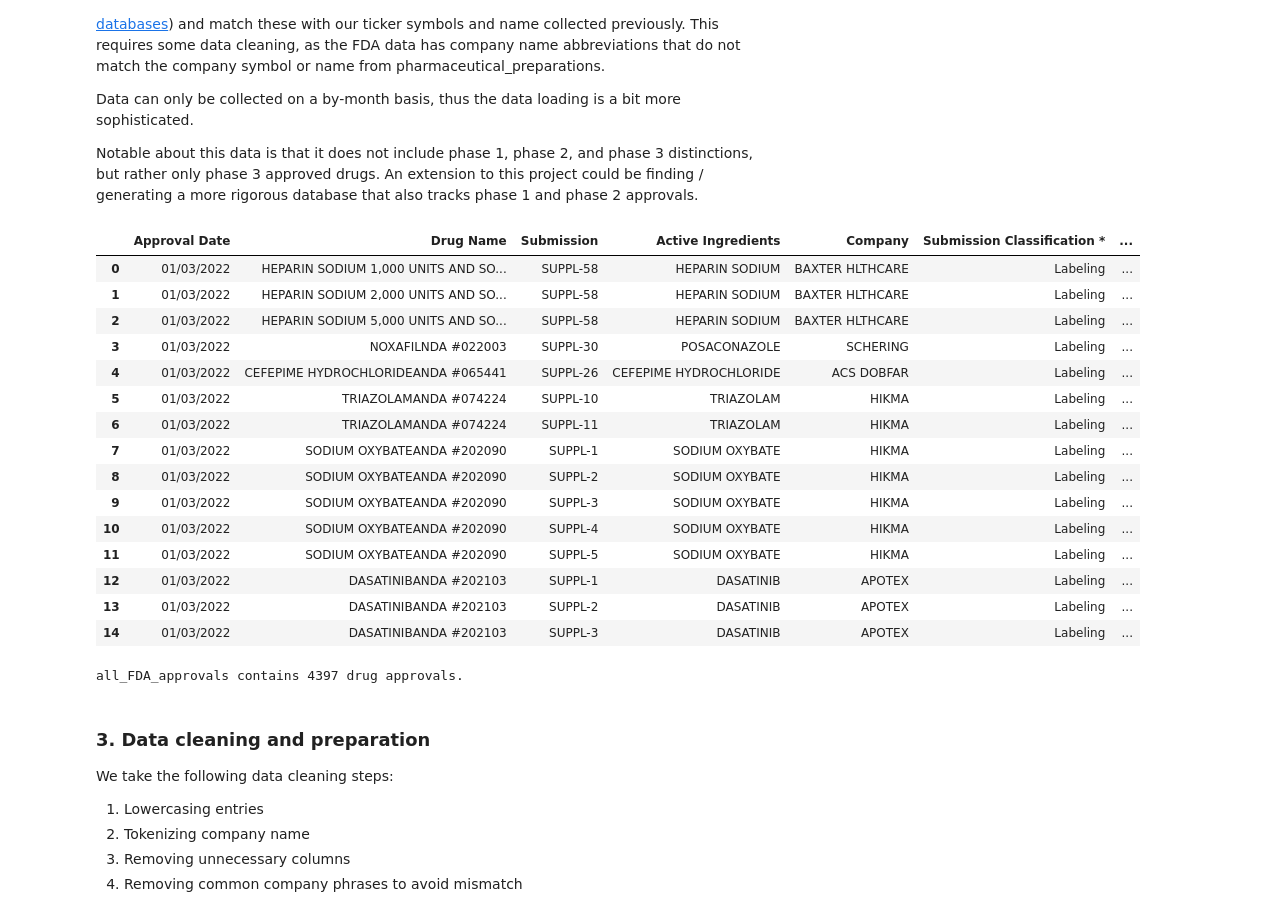
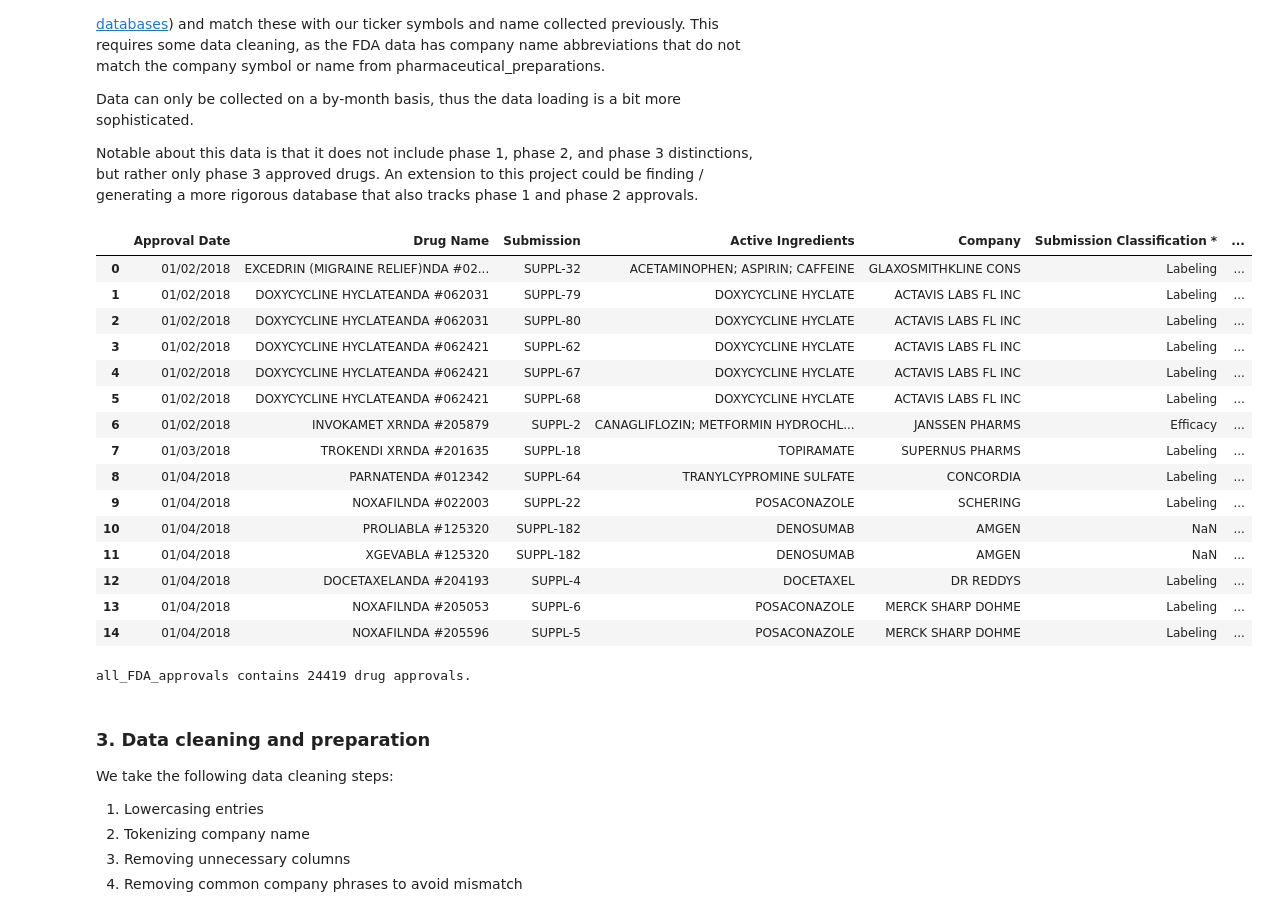
Before and after one commit to zanderfilet/198FP, a Jupyter notebook: final_project_report.ipynb, the cells around one changed output. Drawn from its saved outputs; the diff is of its cells as text; code cells hidden in the pictures.

```diff
--- a/final_project_report.ipynb
+++ b/final_project_report.ipynb
@@ -145,36 +150,36 @@ Data can only be collected on a by-month basis, thus the data loading is a bit m
 
 Notable about this data is that it does not include phase 1, phase 2, and phase 3 distinctions, but rather only phase 3 approved drugs. An extension to this project could be finding / generating a more rigorous database that also tracks phase 1 and phase 2 approvals.
 # %%
-start_year_incl = 22 # 2022
+start_year_incl = 18 # 2022
 end_year_excl = 23 # 2023
 
 all_FDA_approvals = pd.DataFrame()
 
 for i in range(start_year_incl, end_year_excl): # year
     for j in range(1, 13): # month
         current_month_FDA = pd.read_csv("./FDA_approvals/%02d%02d.csv" % (j,i,)) #gather data
         all_FDA_approvals = pd.concat([all_FDA_approvals, current_month_FDA], axis=0)
 
 all_FDA_approvals.head(15)
 print("all_FDA_approvals contains", len(all_FDA_approvals.index), "drug approvals.")
 # %% [output]
 |  | Approval Date | Drug Name | Submission | Active Ingredients | Company | Submission Classification * | ... |
-| 0 | 01/03/2022 | HEPARIN SODIUM 1,000 UNITS AND SO... | SUPPL-58 | HEPARIN SODIUM | BAXTER HLTHCARE | Labeling | ... |
-| 1 | 01/03/2022 | HEPARIN SODIUM 2,000 UNITS AND SO... | SUPPL-58 | HEPARIN SODIUM | BAXTER HLTHCARE | Labeling | ... |
-| 2 | 01/03/2022 | HEPARIN SODIUM 5,000 UNITS AND SO... | SUPPL-58 | HEPARIN SODIUM | BAXTER HLTHCARE | Labeling | ... |
-| 3 | 01/03/2022 | NOXAFILNDA #022003 | SUPPL-30 | POSACONAZOLE | SCHERING | Labeling | ... |
-| 4 | 01/03/2022 | CEFEPIME HYDROCHLORIDEANDA #065441 | SUPPL-26 | CEFEPIME HYDROCHLORIDE | ACS DOBFAR | Labeling | ... |
-| 5 | 01/03/2022 | TRIAZOLAMANDA #074224 | SUPPL-10 | TRIAZOLAM | HIKMA | Labeling | ... |
-| 6 | 01/03/2022 | TRIAZOLAMANDA #074224 | SUPPL-11 | TRIAZOLAM | HIKMA | Labeling | ... |
-| 7 | 01/03/2022 | SODIUM OXYBATEANDA #202090 | SUPPL-1 | SODIUM OXYBATE | HIKMA | Labeling | ... |
-| 8 | 01/03/2022 | SODIUM OXYBATEANDA #202090 | SUPPL-2 | SODIUM OXYBATE | HIKMA | Labeling | ... |
-| 9 | 01/03/2022 | SODIUM OXYBATEANDA #202090 | SUPPL-3 | SODIUM OXYBATE | HIKMA | Labeling | ... |
-| 10 | 01/03/2022 | SODIUM OXYBATEANDA #202090 | SUPPL-4 | SODIUM OXYBATE | HIKMA | Labeling | ... |
-| 11 | 01/03/2022 | SODIUM OXYBATEANDA #202090 | SUPPL-5 | SODIUM OXYBATE | HIKMA | Labeling | ... |
-| 12 | 01/03/2022 | DASATINIBANDA #202103 | SUPPL-1 | DASATINIB | APOTEX | Labeling | ... |
-| 13 | 01/03/2022 | DASATINIBANDA #202103 | SUPPL-2 | DASATINIB | APOTEX | Labeling | ... |
-| 14 | 01/03/2022 | DASATINIBANDA #202103 | SUPPL-3 | DASATINIB | APOTEX | Labeling | ... |
+| 0 | 01/02/2018 | EXCEDRIN (MIGRAINE RELIEF)NDA #02... | SUPPL-32 | ACETAMINOPHEN; ASPIRIN; CAFFEINE | GLAXOSMITHKLINE CONS | Labeling | ... |
+| 1 | 01/02/2018 | DOXYCYCLINE HYCLATEANDA #062031 | SUPPL-79 | DOXYCYCLINE HYCLATE | ACTAVIS LABS FL INC | Labeling | ... |
+| 2 | 01/02/2018 | DOXYCYCLINE HYCLATEANDA #062031 | SUPPL-80 | DOXYCYCLINE HYCLATE | ACTAVIS LABS FL INC | Labeling | ... |
+| 3 | 01/02/2018 | DOXYCYCLINE HYCLATEANDA #062421 | SUPPL-62 | DOXYCYCLINE HYCLATE | ACTAVIS LABS FL INC | Labeling | ... |
+| 4 | 01/02/2018 | DOXYCYCLINE HYCLATEANDA #062421 | SUPPL-67 | DOXYCYCLINE HYCLATE | ACTAVIS LABS FL INC | Labeling | ... |
+| 5 | 01/02/2018 | DOXYCYCLINE HYCLATEANDA #062421 | SUPPL-68 | DOXYCYCLINE HYCLATE | ACTAVIS LABS FL INC | Labeling | ... |
+| 6 | 01/02/2018 | INVOKAMET XRNDA #205879 | SUPPL-2 | CANAGLIFLOZIN; METFORMIN HYDROCHL... | JANSSEN PHARMS | Efficacy | ... |
+| 7 | 01/03/2018 | TROKENDI XRNDA #201635 | SUPPL-18 | TOPIRAMATE | SUPERNUS PHARMS | Labeling | ... |
+| 8 | 01/04/2018 | PARNATENDA #012342 | SUPPL-64 | TRANYLCYPROMINE SULFATE | CONCORDIA | Labeling | ... |
+| 9 | 01/04/2018 | NOXAFILNDA #022003 | SUPPL-22 | POSACONAZOLE | SCHERING | Labeling | ... |
+| 10 | 01/04/2018 | PROLIABLA #125320 | SUPPL-182 | DENOSUMAB | AMGEN | NaN | ... |
+| 11 | 01/04/2018 | XGEVABLA #125320 | SUPPL-182 | DENOSUMAB | AMGEN | NaN | ... |
+| 12 | 01/04/2018 | DOCETAXELANDA #204193 | SUPPL-4 | DOCETAXEL | DR REDDYS | Labeling | ... |
+| 13 | 01/04/2018 | NOXAFILNDA #205053 | SUPPL-6 | POSACONAZOLE | MERCK SHARP DOHME | Labeling | ... |
+| 14 | 01/04/2018 | NOXAFILNDA #205596 | SUPPL-5 | POSACONAZOLE | MERCK SHARP DOHME | Labeling | ... |
-all_FDA_approvals contains 4397 drug approvals.
+all_FDA_approvals contains 24419 drug approvals.
 # %% [markdown]
 ### 3. Data cleaning and preparation
 
```
Also changed, not shown: parts of 8 cells of this notebook, 53 other files.
